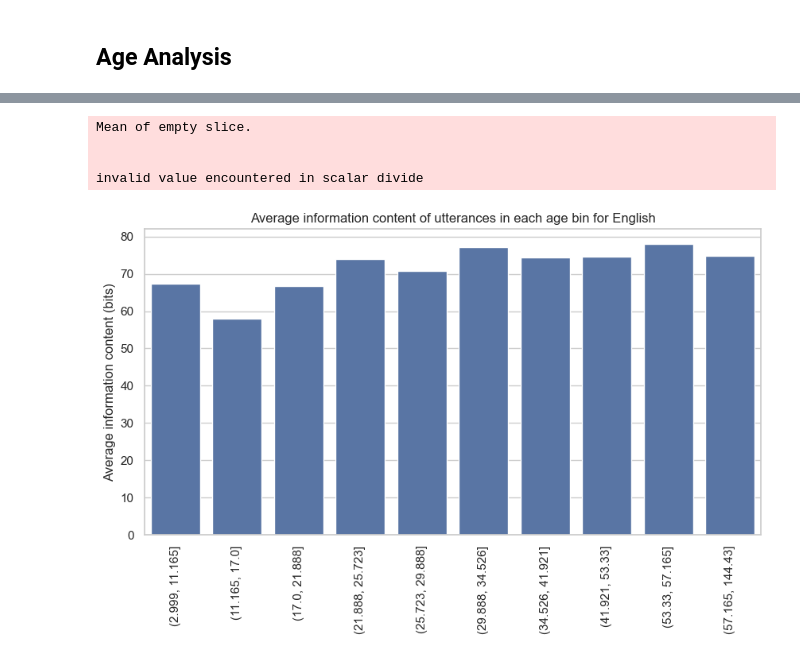
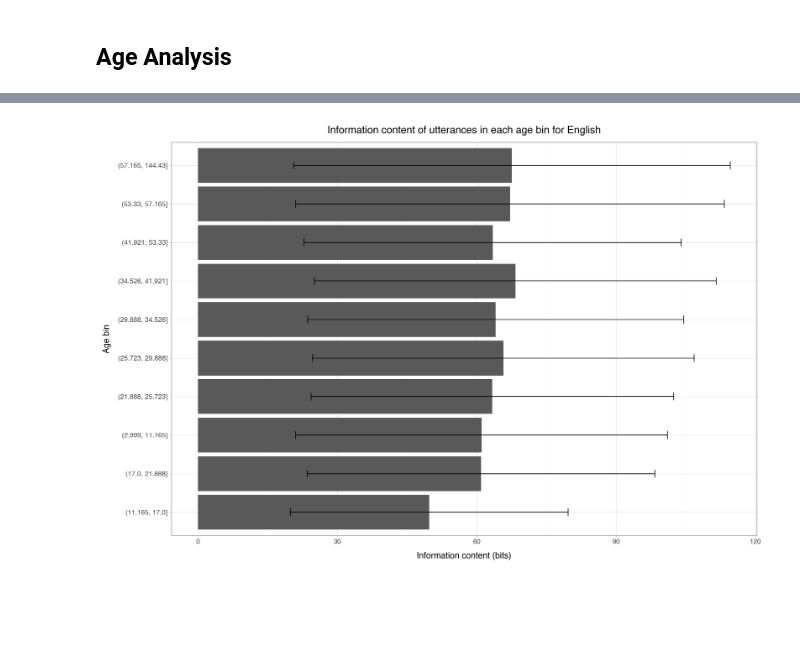
Before and after one commit to codebyzeb/g2p-plus, a Jupyter notebook: datasets/childes/analysis/datasets.ipynb, the cells around one changed output, grey strips where cells are left out. Drawn from its saved outputs; the diff is of its cells as text; code cells hidden in the pictures; blank space fills up the shorter version.

```diff
--- a/datasets/childes/analysis/datasets.ipynb
+++ b/datasets/childes/analysis/datasets.ipynb
@@ -6,8 +6,9 @@ Comparing the different languages within the CHILDES dataset.
 import pandas as pd
 import seaborn as sns
 import matplotlib.pyplot as plt
+import plotly.express as px
+import plotnine as p9
 import numpy as np
-import plotly.express as px
 
 from datasets import load_dataset, get_dataset_config_names
 from tqdm import tqdm
@@ -15,3 +16,4 @@ from tqdm import tqdm
 DATASET_PATH = '../CHILDES-dataset'
 
 sns.set_theme(style="whitegrid")
+p9.theme_set(p9.theme_light())
@@ -18,13 +22,13 @@ sns.set_theme(style="whitegrid")
 # %%
-languages = get_dataset_config_names('transformersegmentation/CHILDES')
+languages = get_dataset_config_names(DATASET_PATH)
 print('Languages:', languages)
-datasets = {language : load_dataset('transformersegmentation/CHILDES', language, split='train') for language in languages}
+datasets = {language : load_dataset(DATASET_PATH, language, split='train') for language in languages}
 # %% [output]
 Languages: ['English', 'EnglishUK', 'French', 'German', 'Spanish', 'Dutch', 'Mandarin', 'Japanese', 'Cantonese', 'Estonian', 'Croatian', 'Danish', 'Basque', 'Hungarian', 'Turkish', 'Farsi', 'Icelandic ...
 # %%
 properties = pd.DataFrame(columns=['language', 'n_utterances', 'n_words', 'n_phonemes', 'unique_words'])
-properties.set_index('language', inplace=True)
-properties.index.name = 'language'
+#properties.set_index('language', inplace=True)
+#properties.index.name = 'language'
 
 for language, dataset in datasets.items():
     lines = list(dataset['phonemized_utterance'])
@@ -35,7 +39,7 @@ for language, dataset in datasets.items():
     unique_words = [w.strip() for w in ' '.join(lines).split('WORD_BOUNDARY')]
     unique_words = len(set(unique_words))
 
-    properties.loc[language] = [n_utterances, n_words, n_phonemes, unique_words]
+    properties.loc[len(properties)] = [language, n_utterances, n_words, n_phonemes, unique_words]
 
 properties
 # %% [output]
@@ -276,0 +355,5 @@ plt.show()
+# %%
+# Remove top 5% of information content values for each language
+for language in information_content:
+    percentile = np.percentile(information_content[language], 95)
+    information_content[language] = [i for i in information_content[language] if i <= percentile]
@@ -364,17 +503,31 @@ plt.show()
 # %%
-# Plot averages
-plt.figure(figsize=(10, 5))
-averages = {age_bin : np.mean(information_content[age_bin]) for age_bin in information_content}
-sns.barplot(x=list(averages.keys()), y=list(averages.values()))
-plt.xticks(rotation=90)
-plt.ylabel('Average information content (bits)')
-plt.title('Average information content of utterances in each age bin for English')
-plt.show()
+# Plot averages with error bars
+
+information_content_summary = information_content.groupby('age_bin').agg({'information': ['mean', 'std']}).reset_index()
+# Drop level but don't lose "age_bin" column
+information_content_summary.columns = information_content_summary.columns.droplevel(0)
+information_content_summary.columns = ['age_bin', 'mean', 'std']
+
+p = (p9.ggplot(information_content_summary, p9.aes(x='age_bin', y='mean'))
+        + p9.geom_bar(stat='identity')
+        + p9.geom_errorbar(p9.aes(ymin='mean - std', ymax='mean + std'), width=0.2)
+        + p9.coord_flip()
+        + p9.theme(figure_size=(12, 8))
+        + p9.ggtitle('Information content of utterances in each age bin for English')
+        + p9.xlab('Age bin')
+        + p9.ylab('Information content (bits)')
+    )
+
+p.show()
+
+# plt.figure(figsize=(10, 5))
+# averages = {age_bin : np.mean(information_content[age_bin]) for age_bin in information_content}
+# sns.barplot(x=list(averages.keys()), y=list(averages.values()))
+# plt.xticks(rotation=90)
+# plt.ylabel('Average information content (bits)')
+# plt.title('Average information content of utterances in each age bin for English')
+# plt.show()
 # %% [output]
-Mean of empty slice.
-
-
-invalid value encountered in scalar divide
-[figure, old version]
+[figure, new version]
 # %%
 # Get average sentence length in phonemes for each bin
```
Also changed, not shown: parts of 22 cells of this notebook, 4 other files.
